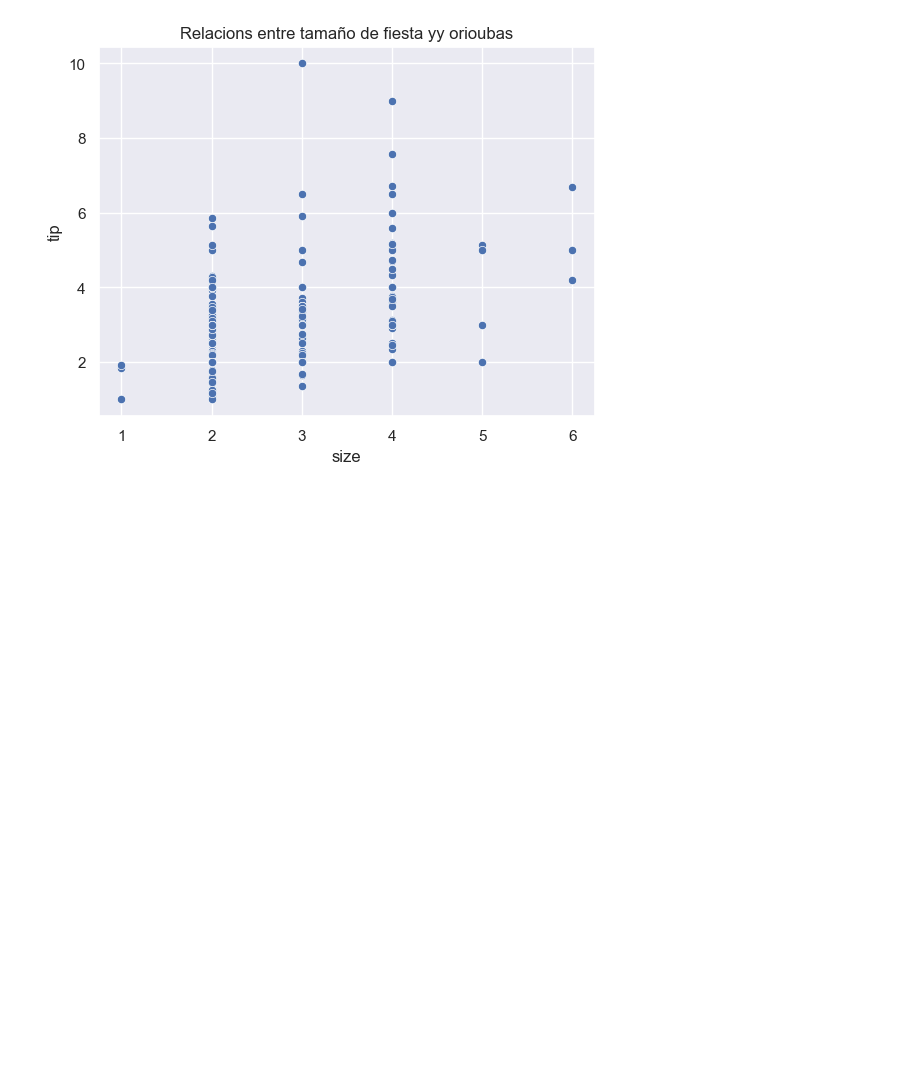
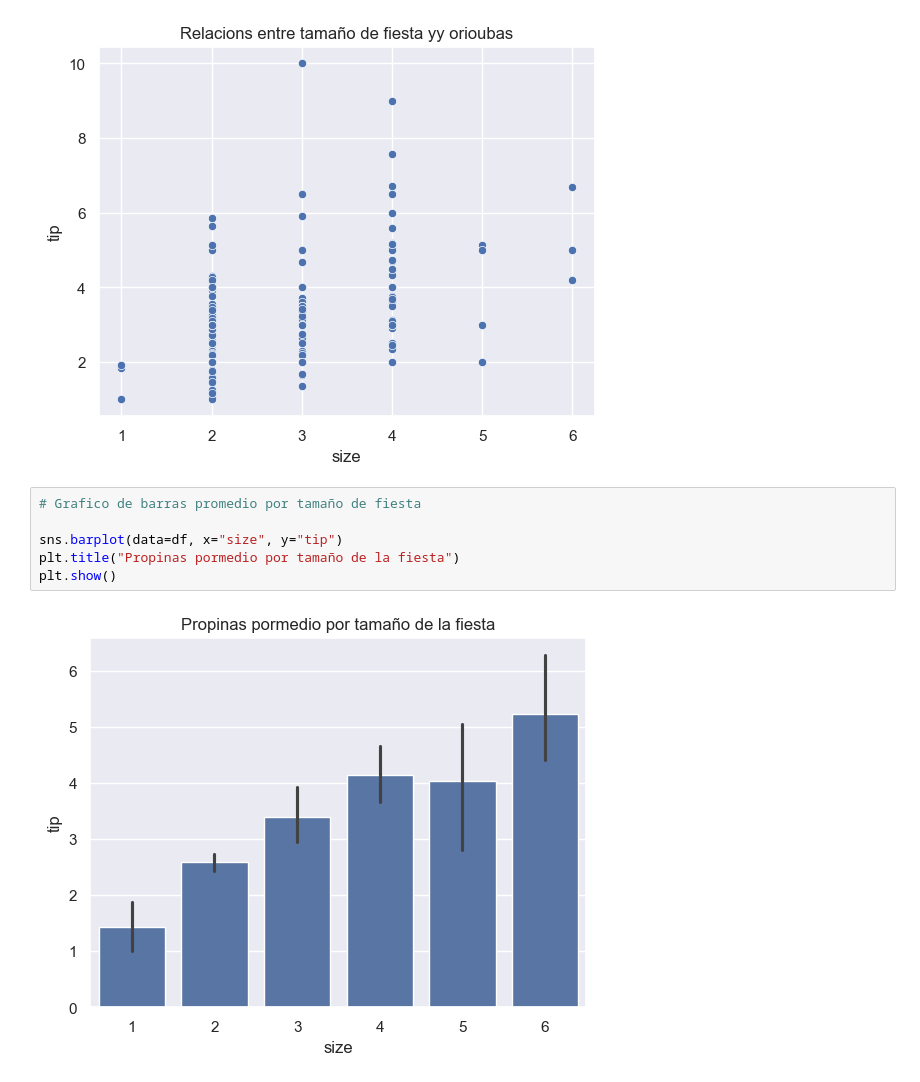
Before and after one commit to mariomarquesto/Python, a Jupyter notebook: AnalisisDeDatos.Ipynb, the cells around one changed output. Saved outputs shown, nothing was run; the diff lists cells and outputs as text; blank space fills up the shorter version.

```diff
--- a/AnalisisDeDatos.Ipynb
+++ b/AnalisisDeDatos.Ipynb
@@ -545,3 +545,11 @@ plt.title("Relacions entre tamaño de fiesta yy orioubas")
 plt.show()
 # %% [output]
 [figure]
+# %%
+# Grafico de barras promedio por tamaño de fiesta
+
+sns.barplot(data=df, x="size", y="tip")
+plt.title("Propinas pormedio por tamaño de la fiesta")
+plt.show()
+# %% [output]
+[figure, added]
```
Also changed, not shown: parts of 1 cell of this notebook.
